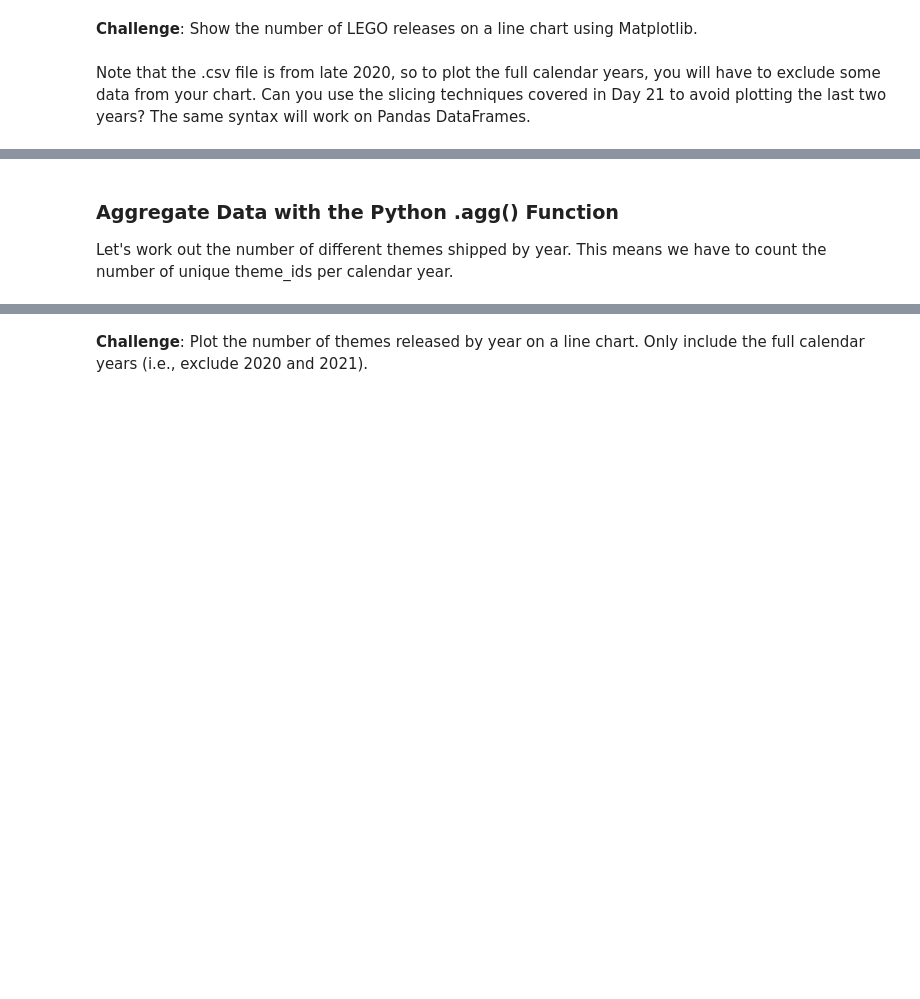
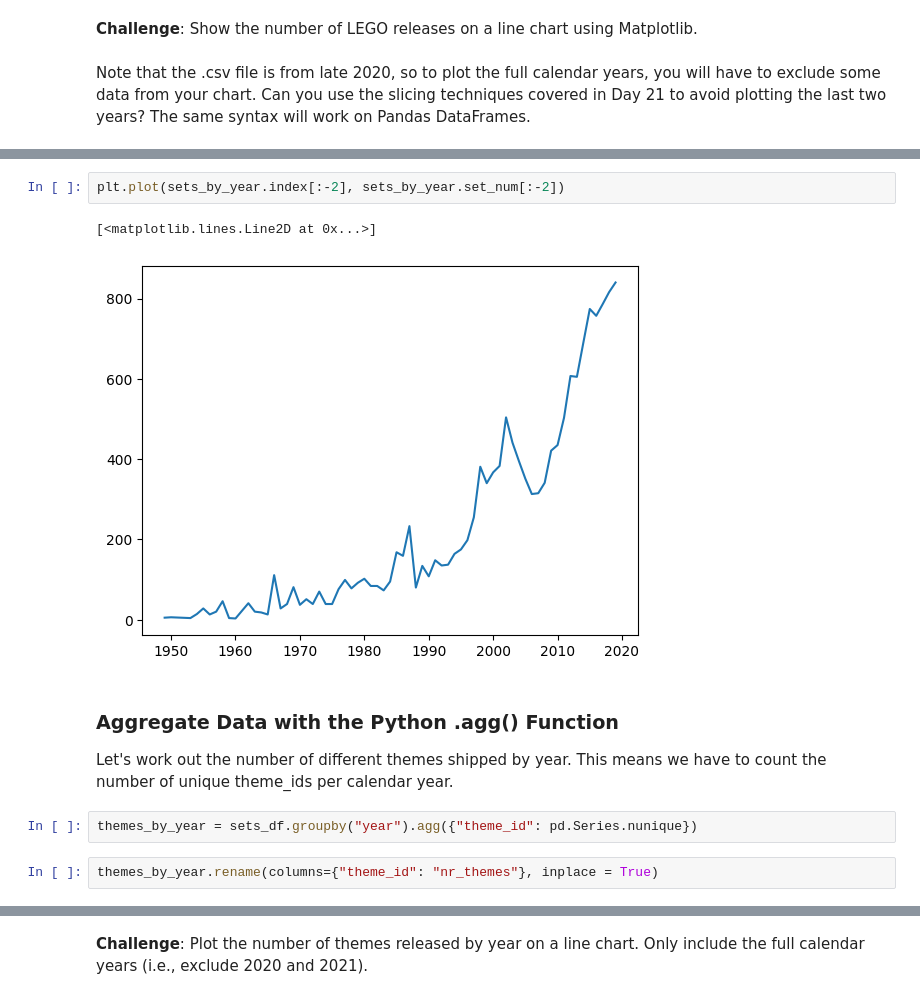
Before and after one commit to buholica/python_bootcamp, a Jupyter notebook: 59-81_days/74_lego_analysis/Lego_Analysis_for_Course.ipynb, the cells around one changed output, grey strips where cells are left out. Cells and saved outputs as stored; diff of their text form; blank space fills up the shorter version.

```diff
--- a/59-81_days/74_lego_analysis/Lego_Analysis_for_Course.ipynb
+++ b/59-81_days/74_lego_analysis/Lego_Analysis_for_Course.ipynb
@@ -81,4 +147,13 @@ Note that the .csv file is from late 2020, so to plot the full calendar years, y
+# %%
+plt.plot(sets_by_year.index[:-2], sets_by_year.set_num[:-2])
+# %% [output]
+[<matplotlib.lines.Line2D at 0x...>]
+[figure, added]
 # %% [markdown]
 ### Aggregate Data with the Python .agg() Function
 
 Let's work out the number of different themes shipped by year. This means we have to count the number of unique theme_ids per calendar year.
+# %%
+themes_by_year = sets_df.groupby("year").agg({"theme_id": pd.Series.nunique})
+# %%
+themes_by_year.rename(columns={"theme_id": "nr_themes"}, inplace = True)
```
Also changed, not shown: parts of 25 cells of this notebook.
